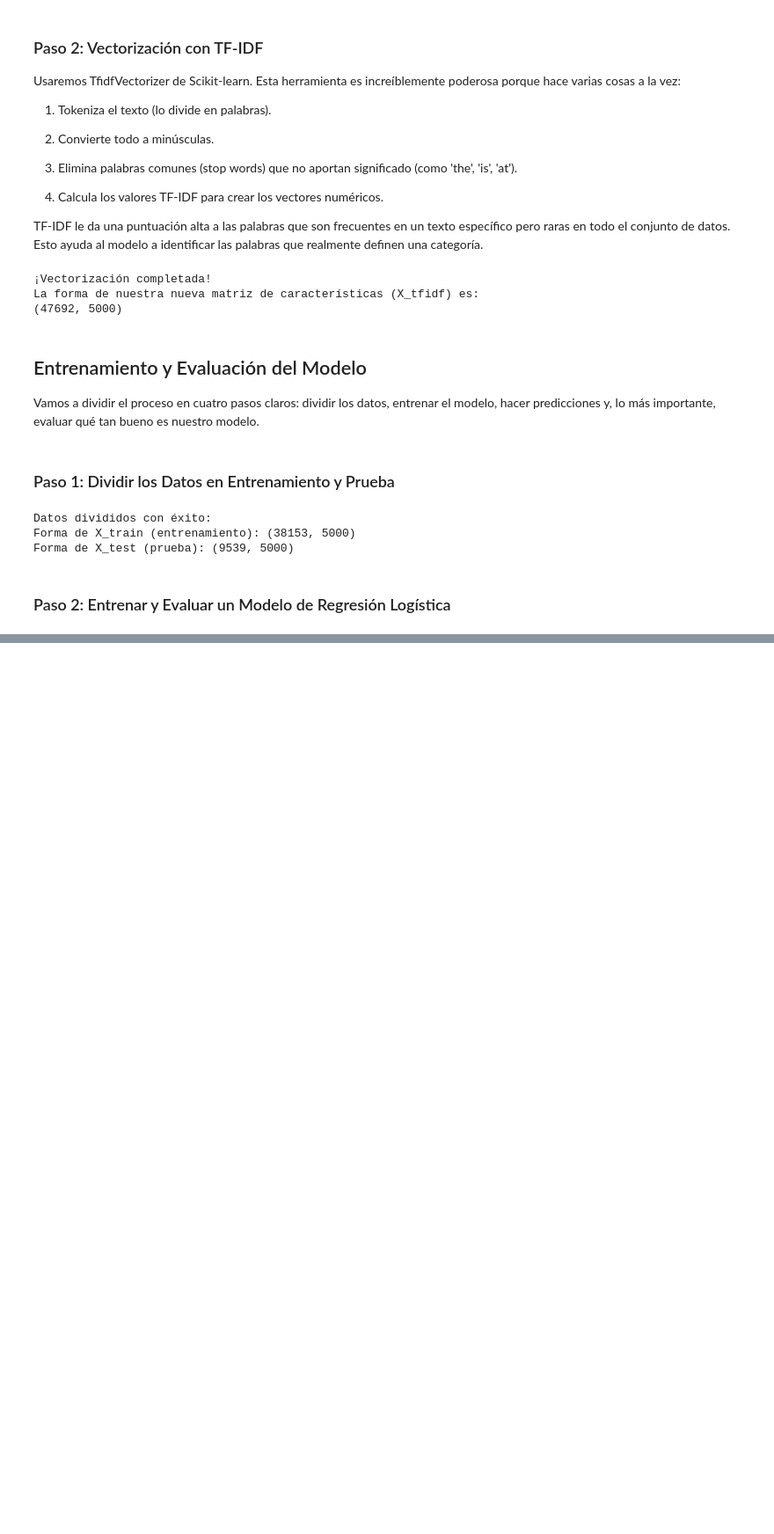
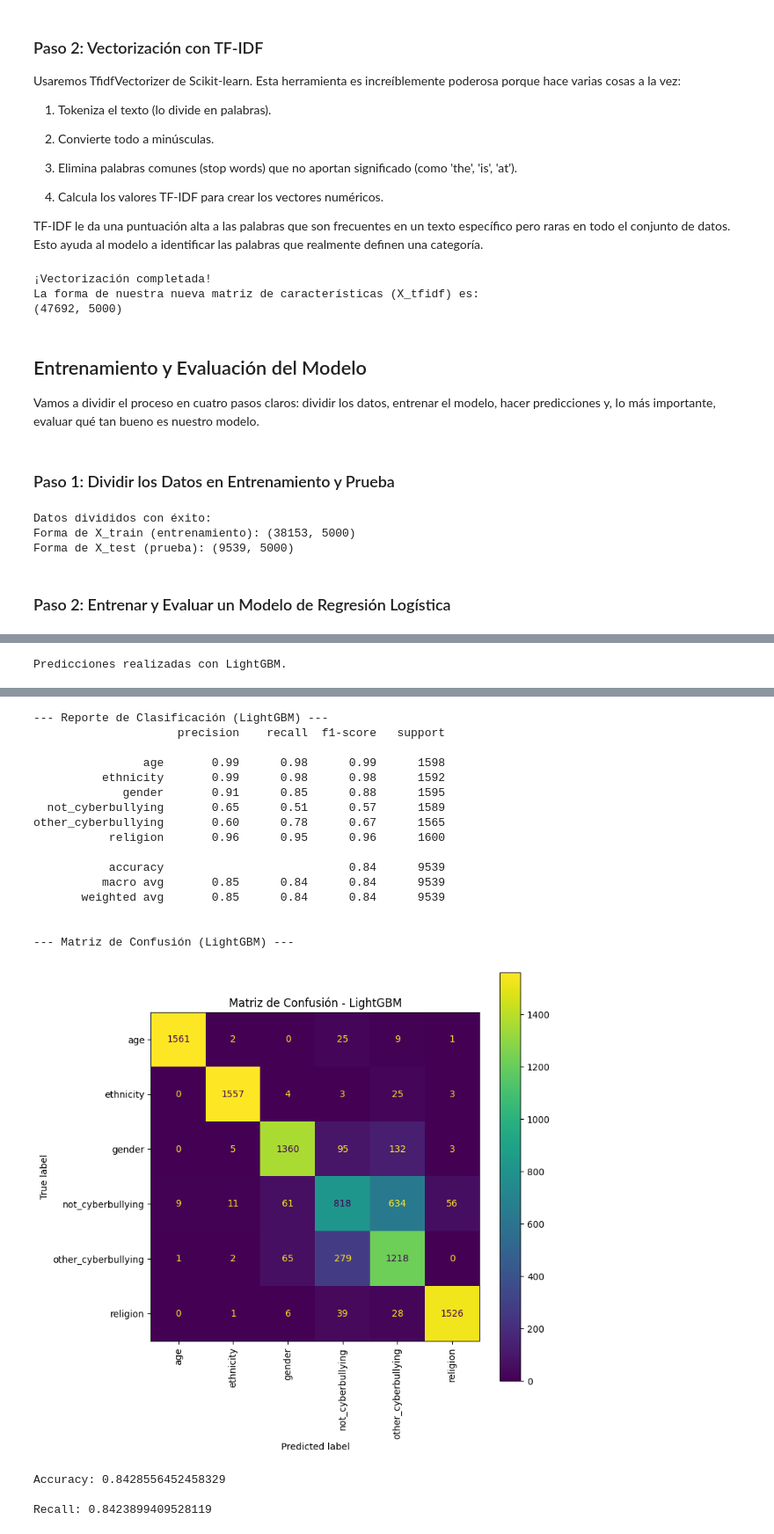
Before and after one commit to paula-perdomo/cyberbullying-classification-system, a Jupyter notebook: models/cyberbulling_classification_LightGBM.ipynb, the cells around one changed output, grey strips where cells are left out. Shown at 88% size. Drawn from its saved outputs; the diff is of its cells as text; code cells hidden in the pictures; blank space fills up the shorter version.

```diff
--- a/models/cyberbulling_classification_LightGBM.ipynb
+++ b/models/cyberbulling_classification_LightGBM.ipynb
@@ -27,10 +28,9 @@ Successfully installed databricks-sdk-0.65.0 docker-7.1.0 graphene-3.4.3 graphql
 # %%
 import boto3
 import os
-from google.colab import userdata
 
-AWS_ACCESS_KEY_ID = userdata.get('AWS_ACCESS_KEY_ID')
-AWS_SECRET_ACCESS_KEY = userdata.get('AWS_SECRET_ACCESS_KEY')
+AWS_ACCESS_KEY_ID = ''
+AWS_SECRET_ACCESS_KEY = ''
 AWS_DEFAULT_REGION = 'us-east-2'
 
 s3 = boto3.client(
@@ -237,3 +234,11 @@ with mlflow.start_run(experiment_id=experiment.experiment_id):
 
   # Cree y registre la métrica de interés
   mlflow.log_metric("accuracy", accuracy)
+
+  # 4. Calculo de recall
+  recall = recall_score(y_test, y_pred, average='macro')
+  print(f"\nRecall: {recall}")
+
+  # Cree y registre la métrica de interés
+  mlflow.log_metric("recall", recall)
+# %% [output]
@@ -239,0 +259 @@ with mlflow.start_run(experiment_id=experiment.experiment_id):
+Predicciones realizadas con LightGBM.
@@ -239,0 +262,20 @@ with mlflow.start_run(experiment_id=experiment.experiment_id):
+--- Reporte de Clasificación (LightGBM) ---
+                     precision    recall  f1-score   support
+
+                age       0.99      0.98      0.99      1598
+          ethnicity       0.99      0.98      0.98      1592
+             gender       0.91      0.85      0.88      1595
+  not_cyberbullying       0.65      0.51      0.57      1589
+other_cyberbullying       0.60      0.78      0.67      1565
+           religion       0.96      0.95      0.96      1600
+
+           accuracy                           0.84      9539
+          macro avg       0.85      0.84      0.84      9539
+       weighted avg       0.85      0.84      0.84      9539
+
+
+--- Matriz de Confusión (LightGBM) ---
+[figure, added]
+Accuracy: 0.8428556452458329
+
+Recall: 0.8423899409528119
```
Also changed, not shown: parts of 4 cells of this notebook, 1 other file.
